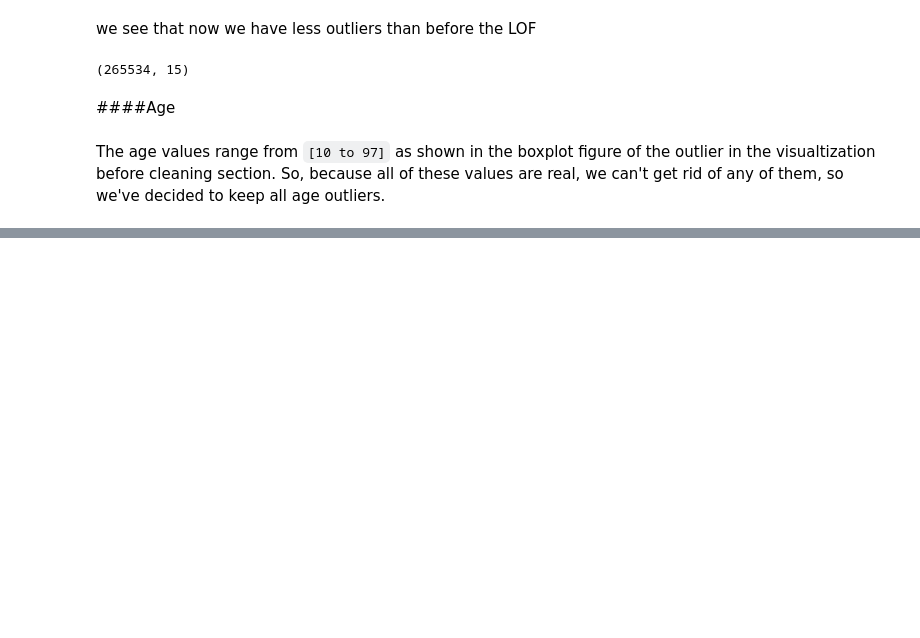
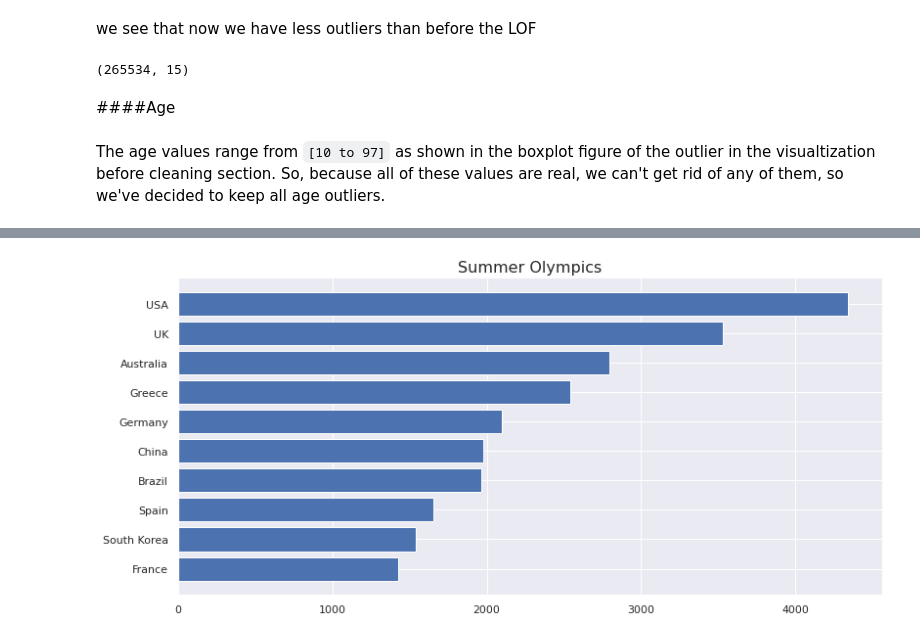
Before and after one commit to CSEN1095-W21/project-u8, a Jupyter notebook: cleaning.ipynb, the cells around one changed output, grey strips where cells are left out. Saved outputs shown, nothing was run; the diff lists cells and outputs as text; code cells hidden in the pictures; blank space fills up the shorter version.

```diff
--- a/cleaning.ipynb
+++ b/cleaning.ipynb
@@ -685,0 +727,2 @@ The age values range from `[10 to 97]` as shown in the boxplot figure of the out
+# %%
+olympics_merge_outliersDropped = olympics_merge_outliersDropped.replace({'Medal':{'Gold': 1,'Silver': 1,'Bronze':1, 'non': 0}})
@@ -685,0 +733,14 @@ The age values range from `[10 to 97]` as shown in the boxplot figure of the out
+# %%
+summer_olympics = olympics_merge_outliersDropped[olympics_merge_outliersDropped.Season == 'Summer']
+winter_olympics = olympics_merge_outliersDropped[olympics_merge_outliersDropped.Season == 'Winter']
+# %%
+summer_medal_count = summer_olympics[['Host_Country','Medal']].groupby('Host_Country', as_index = False).sum()
+summer_medal_count = summer_medal_count[summer_medal_count.Medal>0].sort_values(by = ['Medal'], ascending = False).head(10)
+winter_medal_count = winter_olympics[['Host_Country','Medal']].groupby('Host_Country', as_index = False).sum()
+winter_medal_count = winter_medal_count[winter_medal_count.Medal>0].sort_values(by = 'Medal', ascending = False).head(10)
+
+print('-'*5,'SUMMER OLYMPICS', '-'*5)
+print(summer_medal_count)
+print()
+print('-'*5,'WINTER OLYMPICS', '-'*5)
+print(winter_medal_count)
@@ -685,0 +765,9 @@ The age values range from `[10 to 97]` as shown in the boxplot figure of the out
+# %%
+fig = plt.figure()
+ax = fig.add_axes([0,0,1,.5])
+ax.barh(summer_medal_count.Host_Country,summer_medal_count.Medal)
+ax.invert_yaxis()
+plt.title('Summer Olympics', fontsize = 16)
+fig.show()
+# %% [output]
+[figure, added]
```
Also changed, not shown: parts of 14 cells of this notebook.
